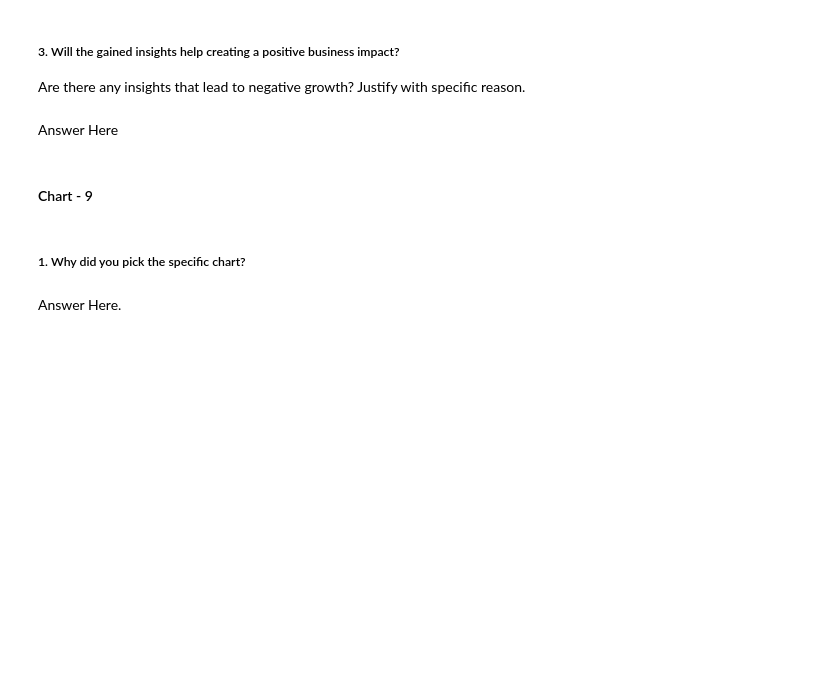
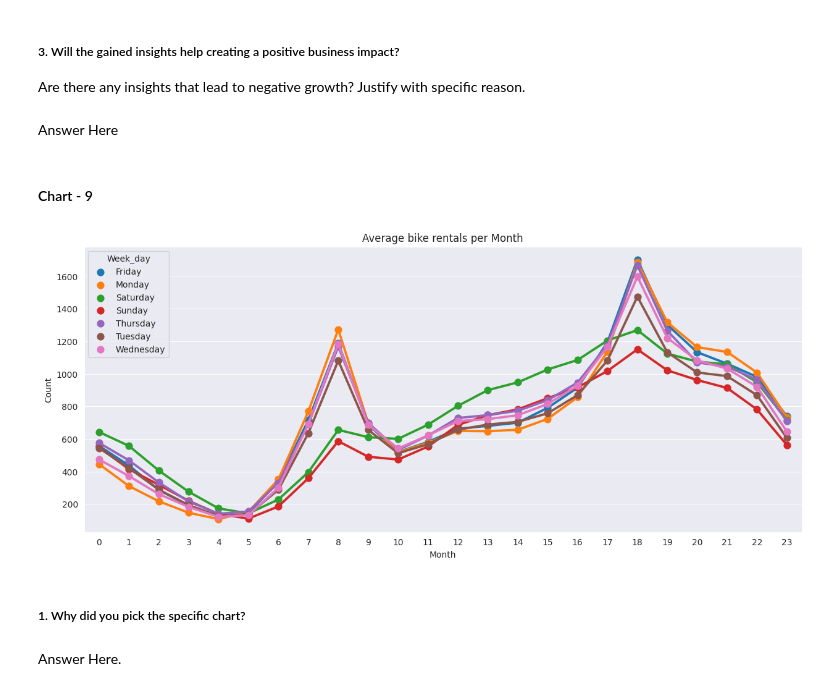
Before and after one commit to apurva-shrivastava/Bike-Sharing-Demand-Prediction, a Jupyter notebook: apurva_bike_sharing_demand_prediction.ipynb, the cells around one changed output. Cells and saved outputs as stored; diff of their text form; code cells hidden in the pictures; blank space fills up the shorter version.

```diff
--- a/apurva_bike_sharing_demand_prediction.ipynb
+++ b/apurva_bike_sharing_demand_prediction.ipynb
@@ -622,3 +635,12 @@ Answer Here
+# %%
+# Chart - 9 visualization code
+f, axes = plt.subplots(nrows=1, ncols=1, figsize=(15, 6))
+group_month = pd.DataFrame(data.groupby(['Week_day','Hour'])['Rented Bike Count'].mean()).reset_index()
+sns.pointplot(data=group_month, x='Hour', y='Rented Bike Count', hue='Week_day', ax=axes)
+axes.set(xlabel='Month', ylabel='Count', title='Average bike rentals per Month')
+plt.show()
+# %% [output]
+[figure, added]
 # %% [markdown]
 ##### 1. Why did you pick the specific chart?
 # %% [markdown]
```
Also changed, not shown: parts of 12 cells of this notebook.
